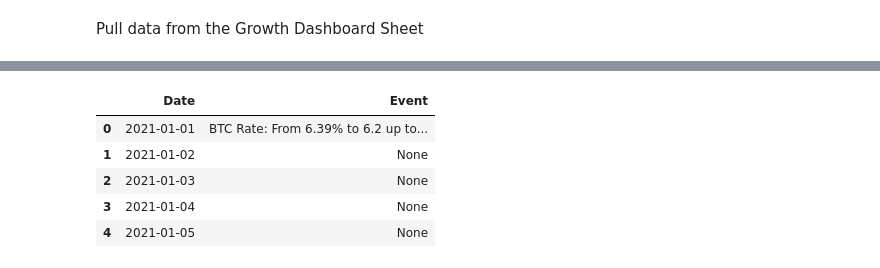
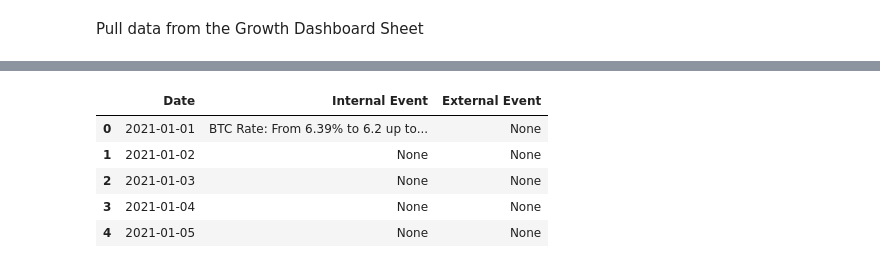
Before and after one commit to jeremyCEL/growth-timeline, a Jupyter notebook: FigGenerator.ipynb, the cells around one changed output, grey strips where cells are left out. Drawn from its saved outputs; the diff is of its cells as text; code cells hidden in the pictures.

```diff
--- a/FigGenerator.ipynb
+++ b/FigGenerator.ipynb
@@ -32,17 +33,18 @@ df.head()
 | 4 | 2021-01-05 | 3197 | 2297 | 1354 | 309 | 42 | 128 | ... |
 # %%
-EVENT_SHEET_ID = '1yNG7vAk5jtnd28oNawzZhz3woFEgune2U3iZUmcySiA'
+# EVENT_SHEET_ID = '1yNG7vAk5jtnd28oNawzZhz3woFEgune2U3iZUmcySiA'
+EVENT_SHEET_ID = GROWTH_DASH_SHEET_ID
 event_table = GoogleSheets(spreadsheetId=EVENT_SHEET_ID)
-result = event_table.batchGet(ranges=['A1:C'])
+result = event_table.batchGet(ranges=['Events Timeline!A1:C'])
 data = result[0].get('values')
 df2 = pd.DataFrame(data[1:], columns=[x.replace('\n', ' ') for x in data[0]])
 df2['Date'] = df2['Date'].apply(excel_date)
 df2.head()
 # %% [output]
-|  | Date | Event |
-| 0 | 2021-01-01 | BTC Rate: From 6.39% to 6.2 up to... |
-| 1 | 2021-01-02 | None |
-| 2 | 2021-01-03 | None |
-| 3 | 2021-01-04 | None |
-| 4 | 2021-01-05 | None |
+|  | Date | Internal Event | External Event |
+| 0 | 2021-01-01 | BTC Rate: From 6.39% to 6.2 up to... | None |
+| 1 | 2021-01-02 | None | None |
+| 2 | 2021-01-03 | None | None |
+| 3 | 2021-01-04 | None | None |
+| 4 | 2021-01-05 | None | None |
 # %%
```
Also changed, not shown: parts of 13 cells of this notebook, 1 other file.
